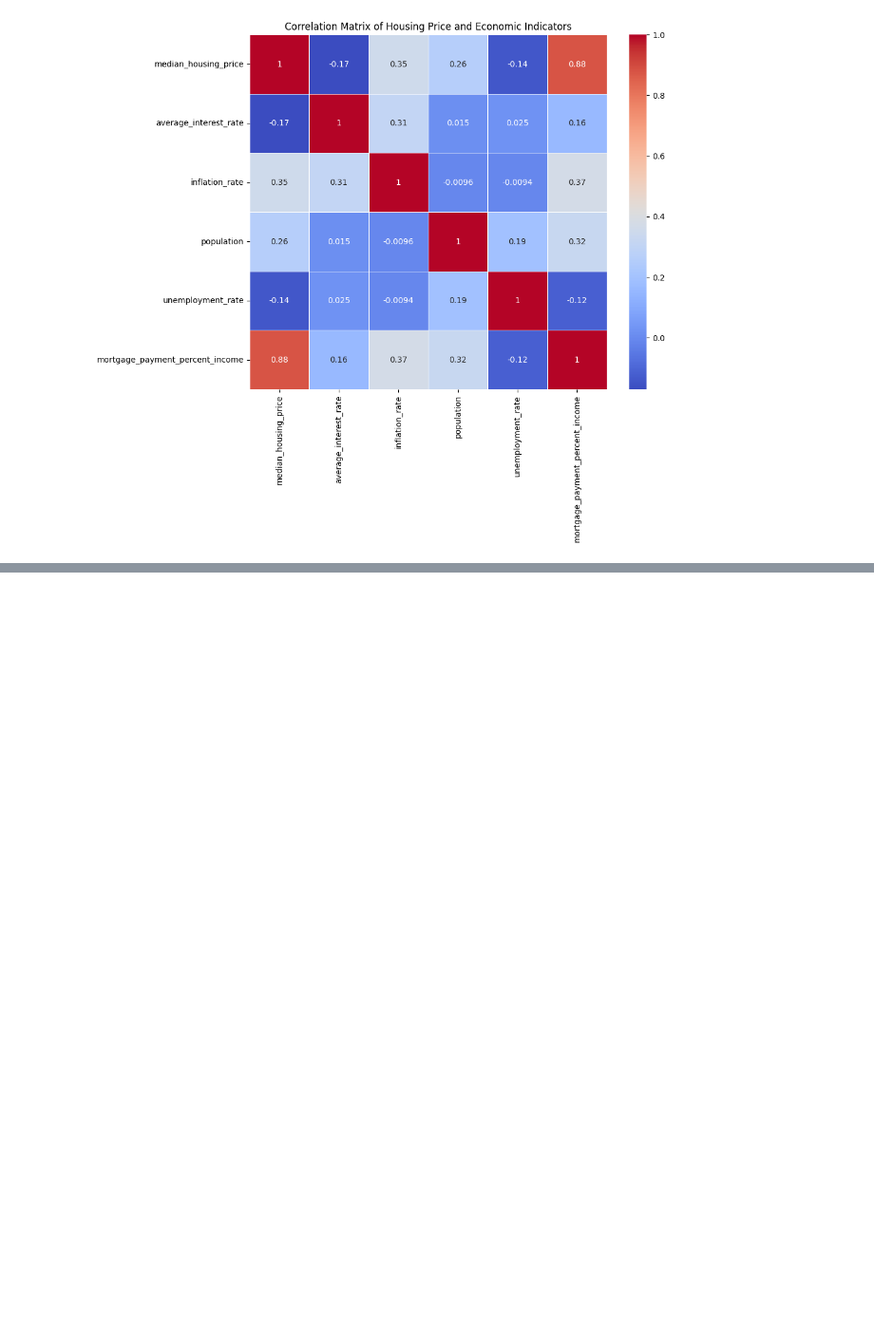
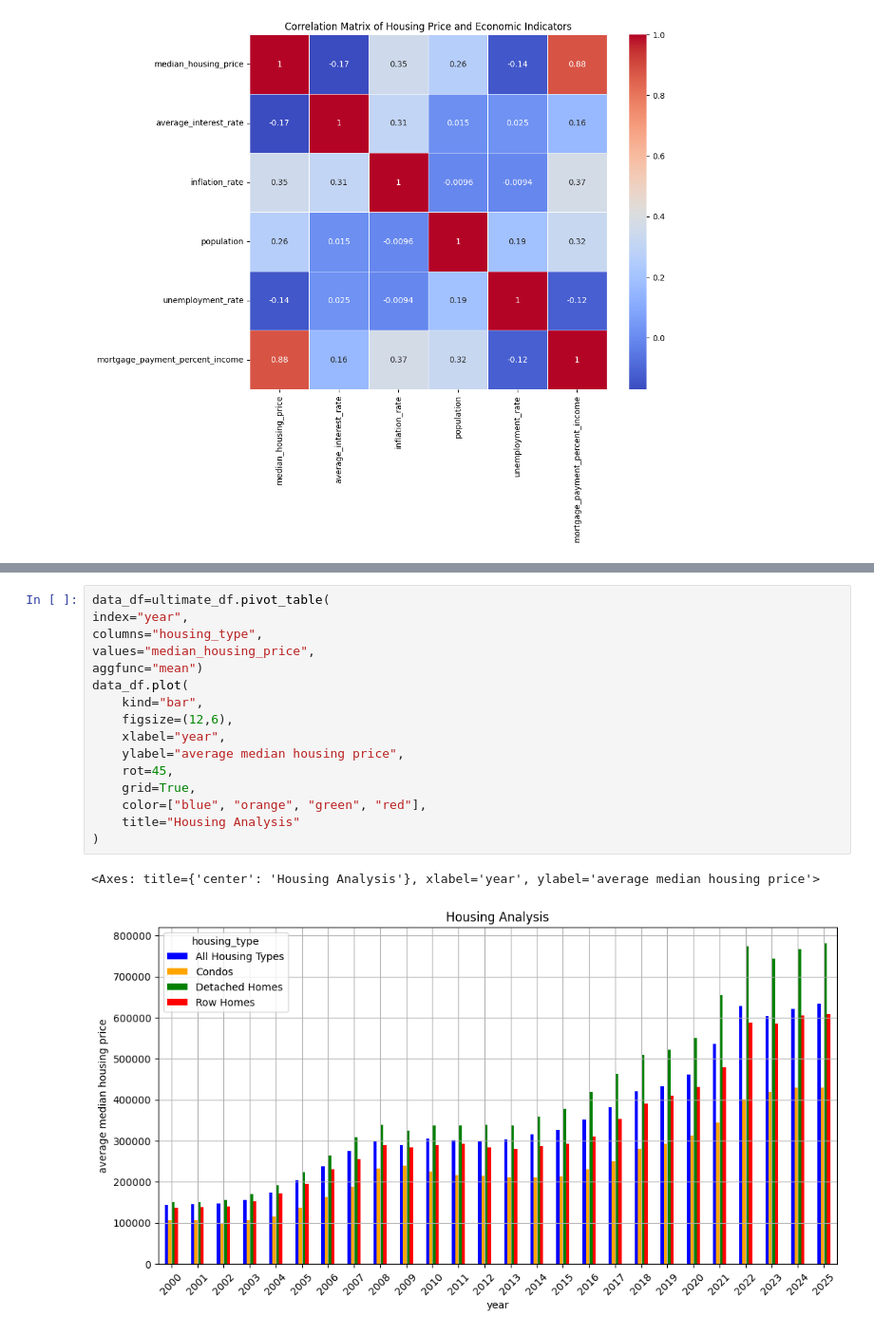
Before and after one commit to Sravanthi816/bc_housing_project, a Jupyter notebook: notebooks/01_pandas_basics.ipynb, the cells around one changed output, grey strips where cells are left out. Shown at 95% size. Saved outputs shown, nothing was run; the diff lists cells and outputs as text; blank space fills up the shorter version.

```diff
--- a/notebooks/01_pandas_basics.ipynb
+++ b/notebooks/01_pandas_basics.ipynb
@@ -374,0 +391,19 @@ plt.show()
+# %%
+data_df=ultimate_df.pivot_table(
+index="year",
+columns="housing_type",
+values="median_housing_price",
+aggfunc="mean")
+data_df.plot(
+    kind="bar",
+    figsize=(12,6),
+    xlabel="year",
+    ylabel="average median housing price",
+    rot=45,
+    grid=True,
+    color=["blue", "orange", "green", "red"],
+    title="Housing Analysis"
+)
+# %% [output]
+<Axes: title={'center': 'Housing Analysis'}, xlabel='year', ylabel='average median housing price'>
+[figure, added]
```
Also changed, not shown: parts of 2 cells of this notebook.
